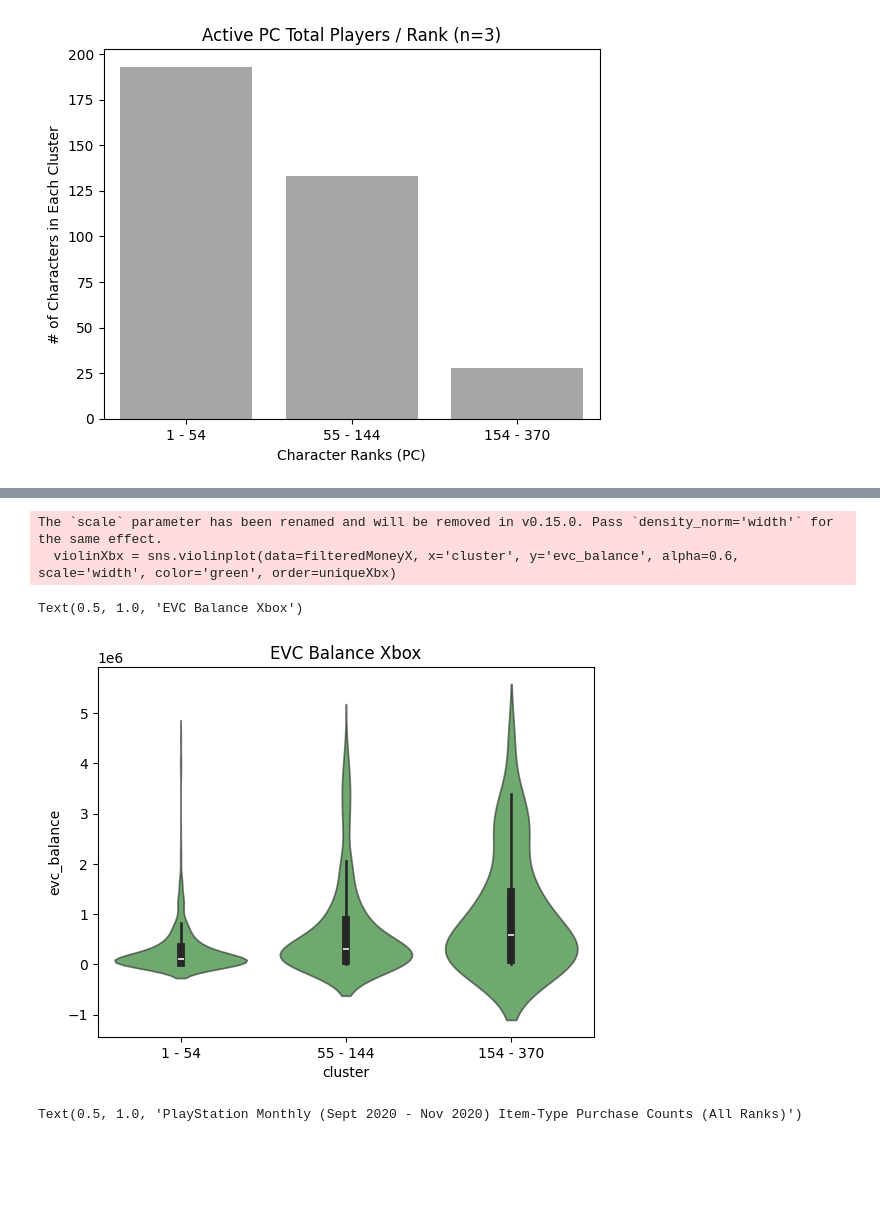
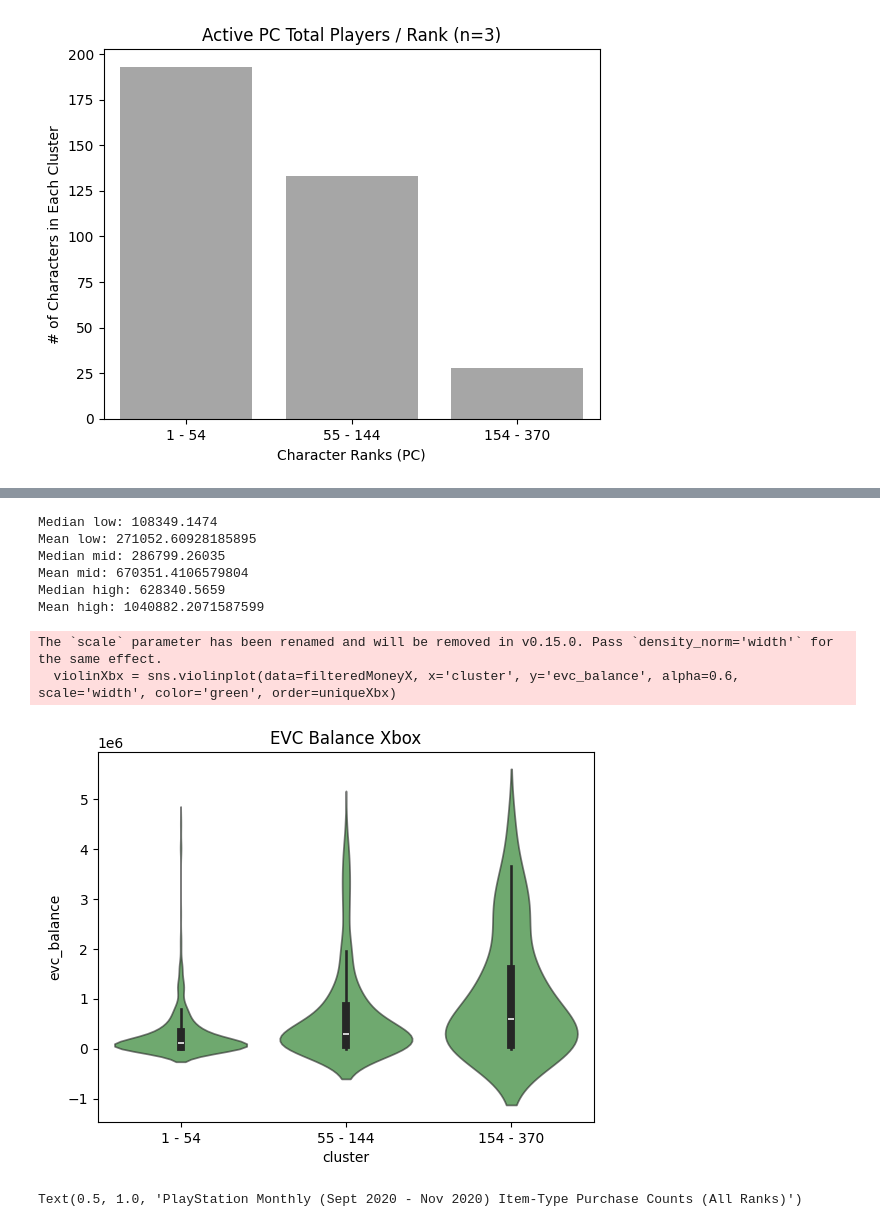
Before and after one commit to SaulTopete/gta-analysis, a Jupyter notebook: rockstar_datathon.ipynb, the cells around one changed output, grey strips where cells are left out. Saved outputs shown, nothing was run; the diff lists cells and outputs as text; code cells hidden in the pictures; blank space fills up the shorter version.

```diff
--- a/rockstar_datathon.ipynb
+++ b/rockstar_datathon.ipynb
@@ -372,18 +407,38 @@ Text(0.5, 1.0, 'EVC Balance PlayStation')
 # %%
 x10th = recentXbox['evc_balance'].quantile(0.05)
 x90th = recentXbox['evc_balance'].quantile(0.95)
 
 filteredMoneyX = recentXbox[(recentXbox['evc_balance'] >= x10th) & (recentXbox['evc_balance'] <= x90th)]
 violinXbx = sns.violinplot(data=filteredMoneyX, x='cluster', y='evc_balance', alpha=0.6, scale='width', color='green', order=uniqueXbx)
 violinXbx.set_xticks(range(len(new_label_xbx)))
 violinXbx.set_xticklabels(new_label_xbx)
 # sns.histplot(filteredMoneyX['evc_balance'], bins=10, color='green')
 plt.title('EVC Balance Xbox')
+
+
+xMedLow = filteredMoneyX[(filteredMoneyX['char_rank'] >= xLowMin) & (filteredMoneyX['char_rank'] <= xLowMax)]['evc_balance'].median()
+xMeanLow = filteredMoneyX[(filteredMoneyX['char_rank'] >= xLowMin) & (filteredMoneyX['char_rank'] <= xLowMax)]['evc_balance'].mean()
+xMedMid = filteredMoneyX[(filteredMoneyX['char_rank'] >= xMidMin) & (filteredMoneyX['char_rank'] <= xMidMax)]['evc_balance'].median()
+xMeanMid = filteredMoneyX[(filteredMoneyX['char_rank'] >= xMidMin) & (filteredMoneyX['char_rank'] <= xMidMax)]['evc_balance'].mean()
+xMedHigh = filteredMoneyX[(filteredMoneyX['char_rank'] >= xHighMin) & (filteredMoneyX['char_rank'] <= xHighMax)]['evc_balance'].median()
+xMeanHigh = filteredMoneyX[(filteredMoneyX['char_rank'] >= xHighMin) & (filteredMoneyX['char_rank'] <= xHighMax)]['evc_balance'].mean()
+
+print(f"Median low: {xMedLow}")
+print(f"Mean low: {xMeanLow}")
+print(f"Median mid: {xMedMid}")
+print(f"Mean mid: {xMeanMid}")
+print(f"Median high: {xMedHigh}")
+print(f"Mean high: {xMeanHigh}")
 # %% [output]
-The `scale` parameter has been renamed and will be removed in v0.15.0. Pass `density_norm='width'` for the same effect.
-  violinXbx = sns.violinplot(data=filteredMoneyX, x='cluster', y='evc_balance', alpha=0.6, scale='width', color='green', order=uniqueXbx)
+Median low: 108349.1474
+Mean low: 271052.60928185895
+Median mid: 286799.26035
+Mean mid: 670351.4106579804
+Median high: 628340.5659
+Mean high: 1040882.2071587599
-Text(0.5, 1.0, 'EVC Balance Xbox')
+The `scale` parameter has been renamed and will be removed in v0.15.0. Pass `density_norm='width'` for the same effect.
+  violinXbx = sns.violinplot(data=filteredMoneyX, x='cluster', y='evc_balance', alpha=0.6, scale='width', color='green', order=uniqueXbx)
-[figure, old version]
+[figure, new version]
 # %%
 # sns.scatterplot(data=filteredMoneyX, x='cluster', y='evc_balance', alpha=0.6, color='green')
 # %%
```
Also changed, not shown: parts of 4 cells of this notebook.
